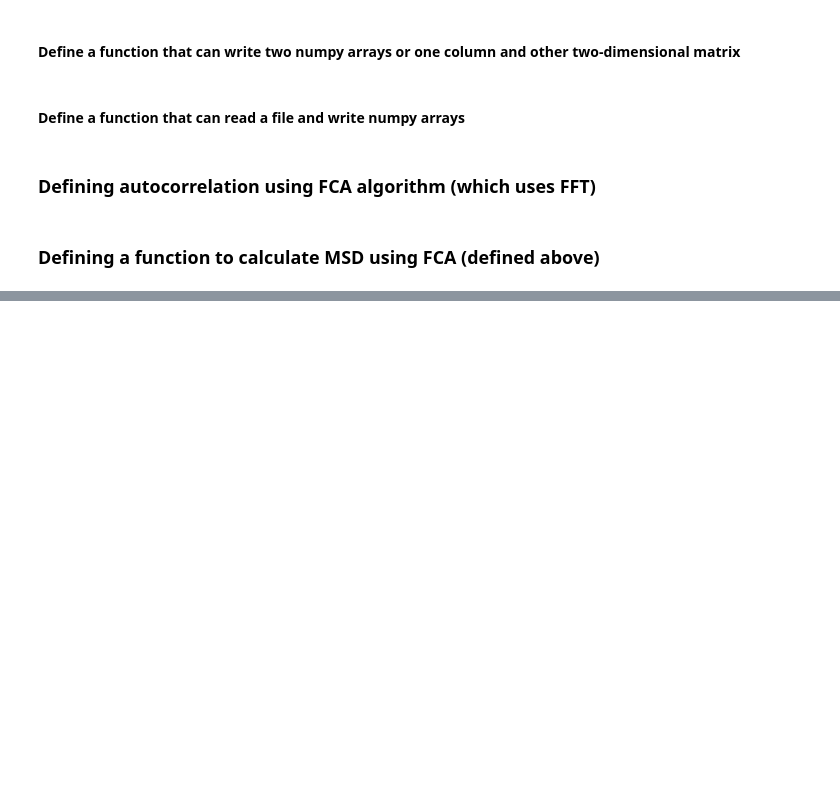
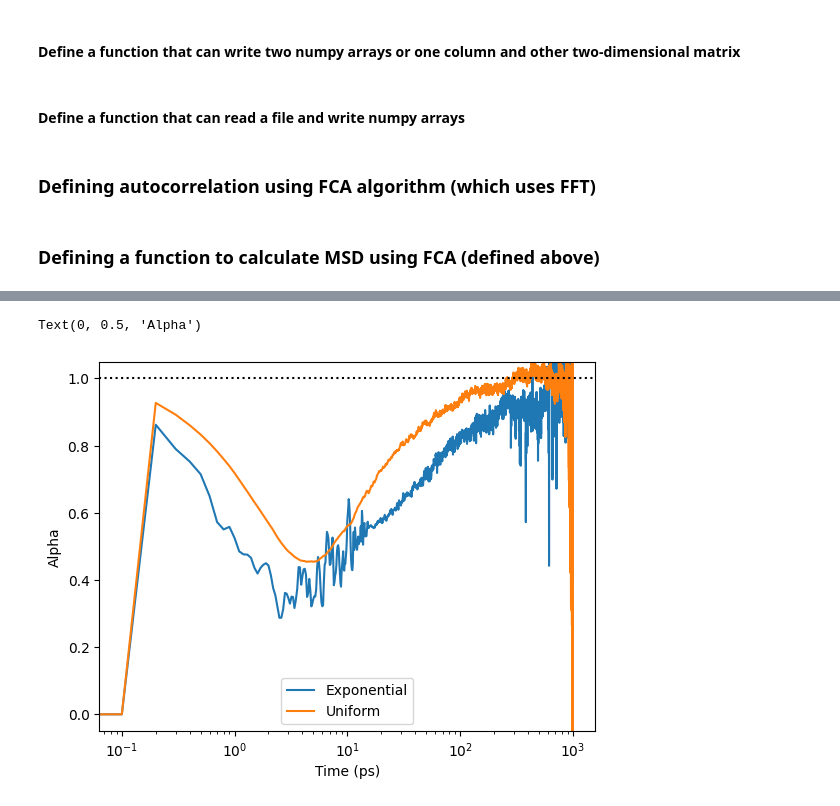
Before and after one commit to Shreeeeeeeeeeeee/CTRW_2state, a Jupyter notebook: CTRW_2step_Cuda_test.ipynb, the cells around one changed output, grey strips where cells are left out. Drawn from its saved outputs; the diff is of its cells as text; code cells hidden in the pictures; blank space fills up the shorter version.

```diff
--- a/CTRW_2step_Cuda_test.ipynb
+++ b/CTRW_2step_Cuda_test.ipynb
@@ -459,0 +468,17 @@ plt.show()
+# %%
+def alpha(t, msd):
+  return np.gradient(np.log(msd))/np.gradient(np.log(t))
+# %%
+alpha_avg = alpha(tim,msd_avg)
+alpha_avg1 = alpha(tim,msd1_avg)
+plt.plot(tim,alpha_avg, label="Exponential")
+plt.plot(tim,alpha_avg1, label="Uniform")
+plt.ylim(-0.05,1.05)
+plt.axhline(1.0, ls=":", color="black")
+plt.xscale("log")
+plt.legend()
+plt.xlabel("Time (ps)")
+plt.ylabel("Alpha")
+# %% [output]
+Text(0, 0.5, 'Alpha')
+[figure, added]
```
Also changed, not shown: parts of 4 cells of this notebook.
